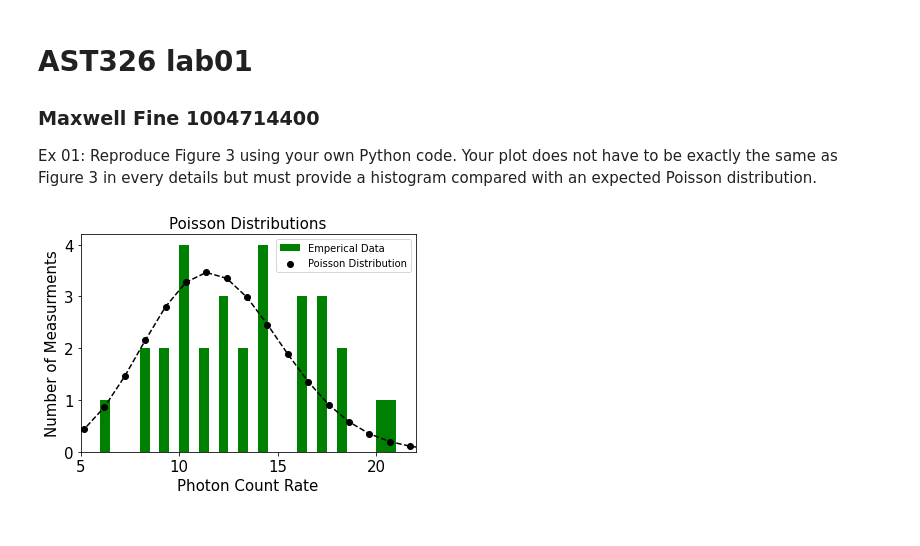
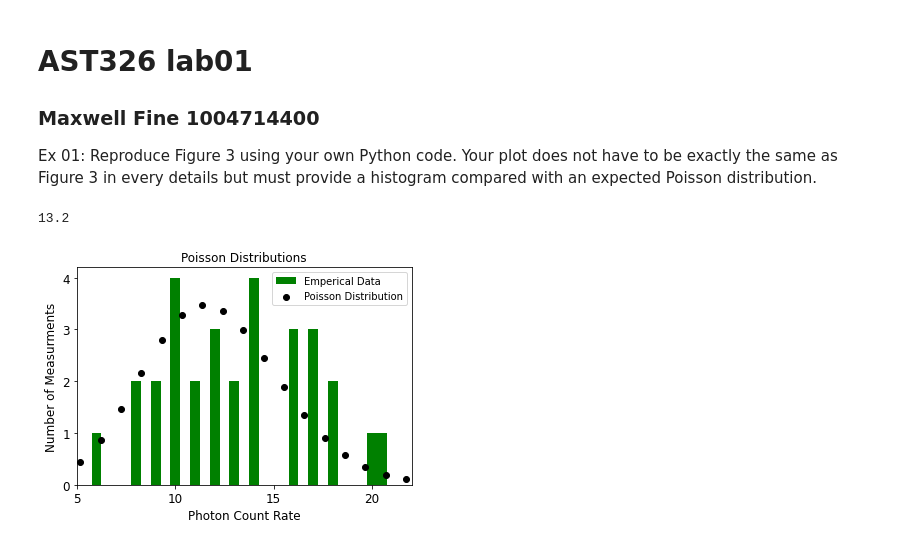
Before and after one commit to afinemax/AST326, a Jupyter notebook: lab01/ex01.ipynb, the cells around one changed output. Cells and saved outputs as stored; diff of their text form; code cells hidden in the pictures.

```diff
--- a/lab01/ex01.ipynb
+++ b/lab01/ex01.ipynb
@@ -39,18 +39,23 @@ theory = size * poisson_pmf(mu, k_arr)
 real_data =[ 13, 17, 18, 14, 11, 8, 21, 18, 9, 12,
  9, 17, 14, 6, 10, 16, 16, 11, 10, 12,
  8, 20, 14, 10, 14, 17, 13, 16,12,10]
+# %%
+np.mean(real_data)
+# %% [output]
+13.2
 # %%
 # plotting code
-plt.hist(real_data, bins=len(real_data), color='g', label='Emperical Data')
+#plt.figure(figsize=(8, 6), dpi=80)
+plt.hist(real_data, bins=len(real_data), color='g', align='left',label='Emperical Data')
 plt.scatter(k_arr, theory, color = 'k', label='Poisson Distribution')
-plt.plot(k_arr, theory, color = 'k', linestyle='--')
-plt.xlabel('Photon Count Rate', fontsize=15)
-plt.ylabel('Number of Measurments',fontsize=15)
-plt.title('Poisson Distributions', fontsize=15)
+#plt.plot(k_arr, theory, color = 'k', linestyle='--')
+plt.xlabel('Photon Count Rate', fontsize=12)
+plt.ylabel('Number of Measurments',fontsize=12)
+plt.title('Poisson Distributions', fontsize=12)
 plt.xlim(5, 22)
-plt.xticks([5,10,15,20], fontsize=15)
-plt.yticks([0,1,2,3,4], fontsize=15)
+plt.xticks([5,10,15,20], fontsize=12)
+plt.yticks([0,1,2,3,4], fontsize=12)
 plt.legend(fontsize=10)
-plt.savefig('figs/ex01.pdf')
+plt.savefig('figs/ex01.pdf', bbox_inches='tight')
 # %% [output]
-[figure, old version]
+[figure, new version]
```
Also changed, not shown: parts of 1 cell of this notebook, 17 other files.
